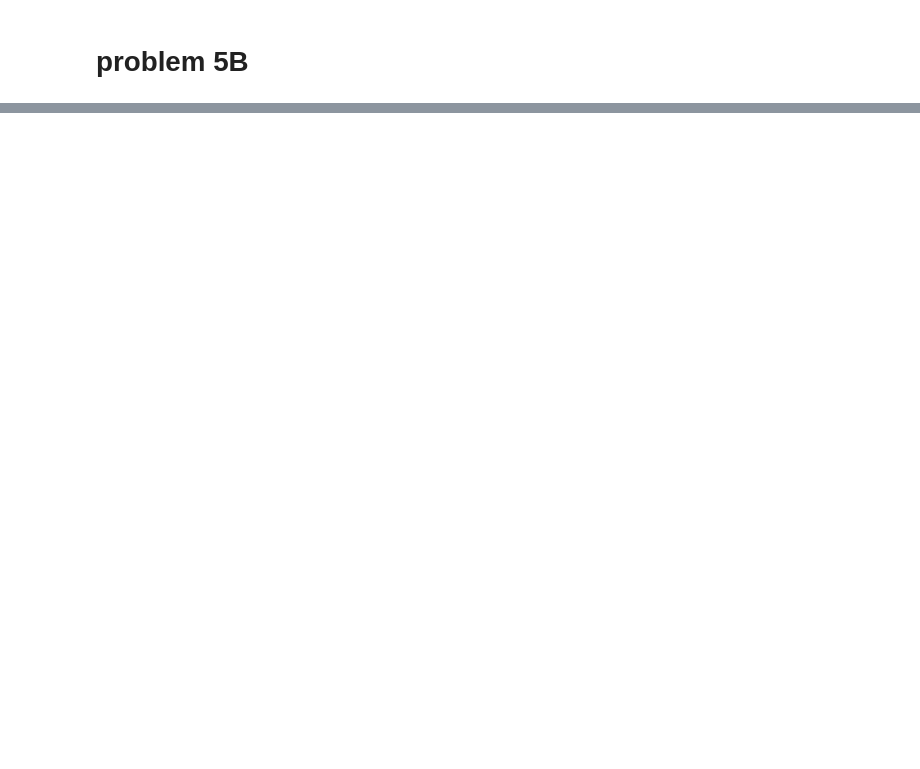
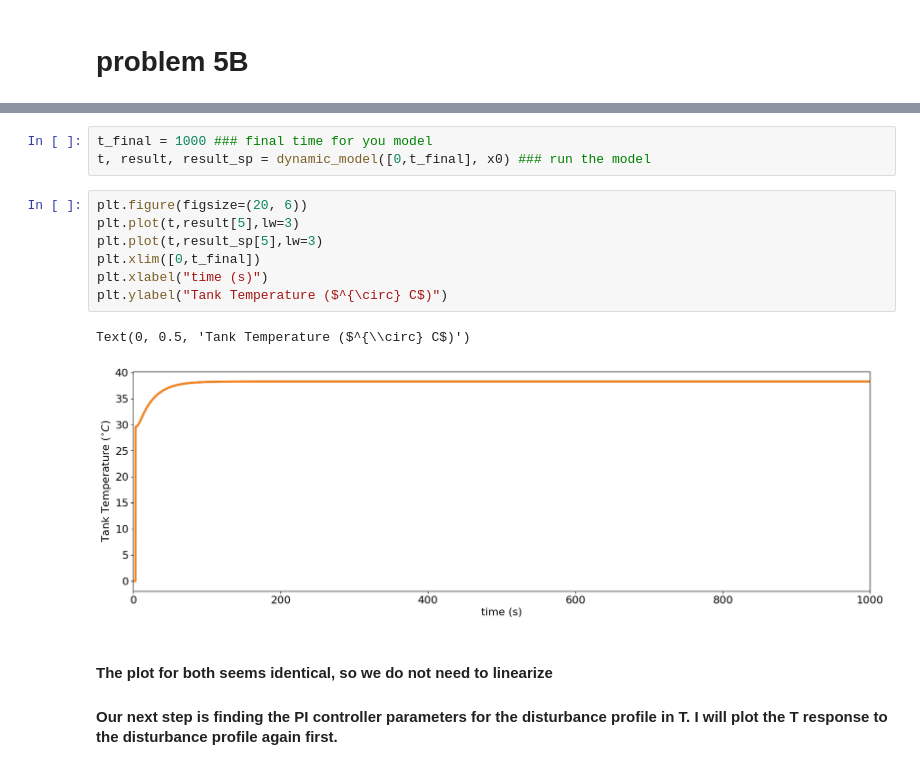
Before and after one commit to rahilisashaik/cbe_162, a Jupyter notebook: project/162_project.ipynb, the cells around one changed output, grey strips where cells are left out. Drawn from its saved outputs; the diff is of its cells as text; blank space fills up the shorter version.

```diff
--- a/project/162_project.ipynb
+++ b/project/162_project.ipynb
@@ -617,0 +774,17 @@ plt.show()
+# %%
+t_final = 1000 ### final time for you model
+t, result, result_sp = dynamic_model([0,t_final], x0) ### run the model
+# %%
+plt.figure(figsize=(20, 6))
+plt.plot(t,result[5],lw=3)
+plt.plot(t,result_sp[5],lw=3)
+plt.xlim([0,t_final])
+plt.xlabel("time (s)")
+plt.ylabel("Tank Temperature ($^{\circ} C$)")
+# %% [output]
+Text(0, 0.5, 'Tank Temperature ($^{\\circ} C$)')
+[figure, added]
+# %% [markdown]
+#### The plot for both seems identical, so we do not need to linearize
+
+#### Our next step is finding the PI controller parameters for the disturbance profile in T. I will plot the T response to the disturbance profile again first.
```
Also changed, not shown: parts of 21 cells of this notebook.
